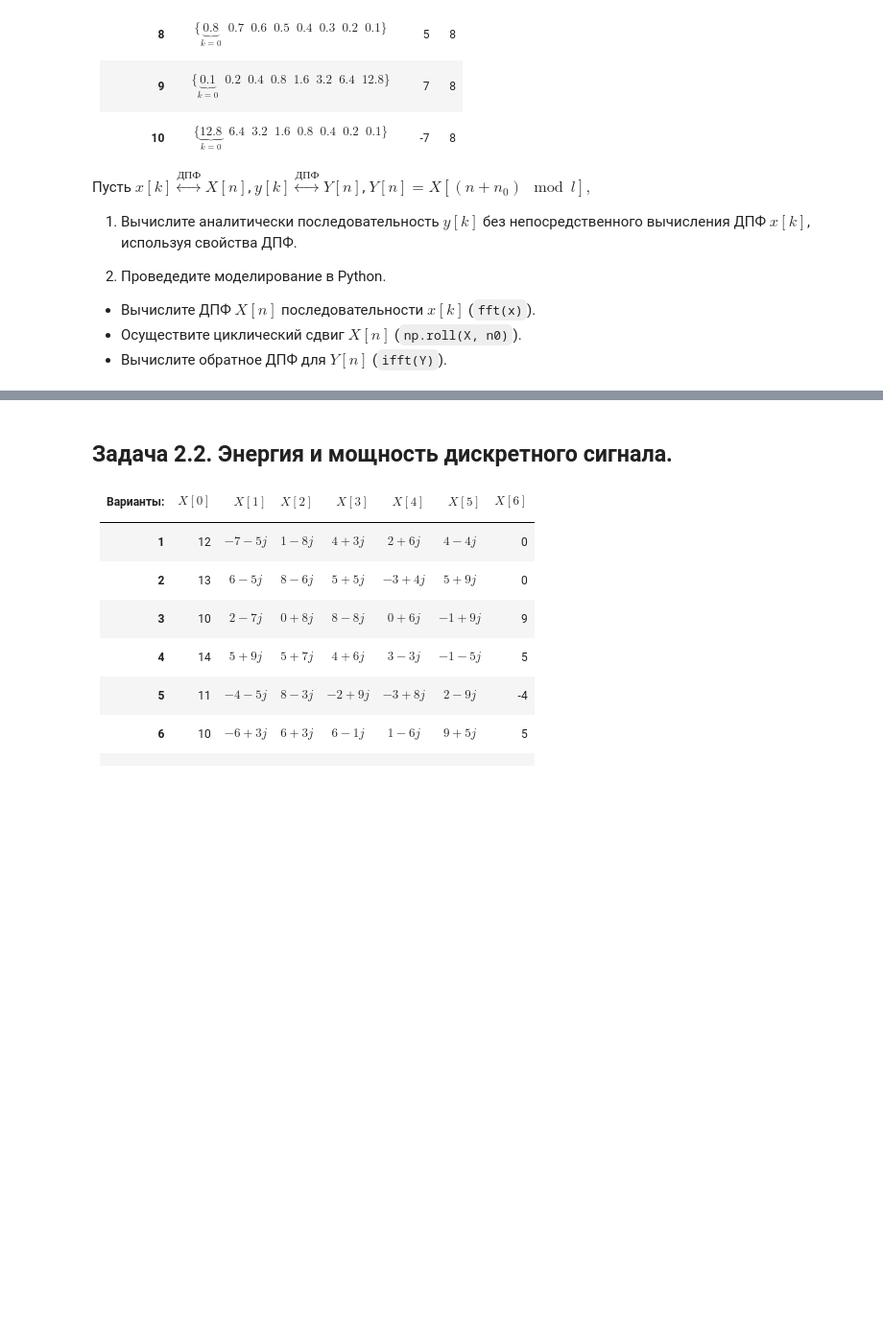
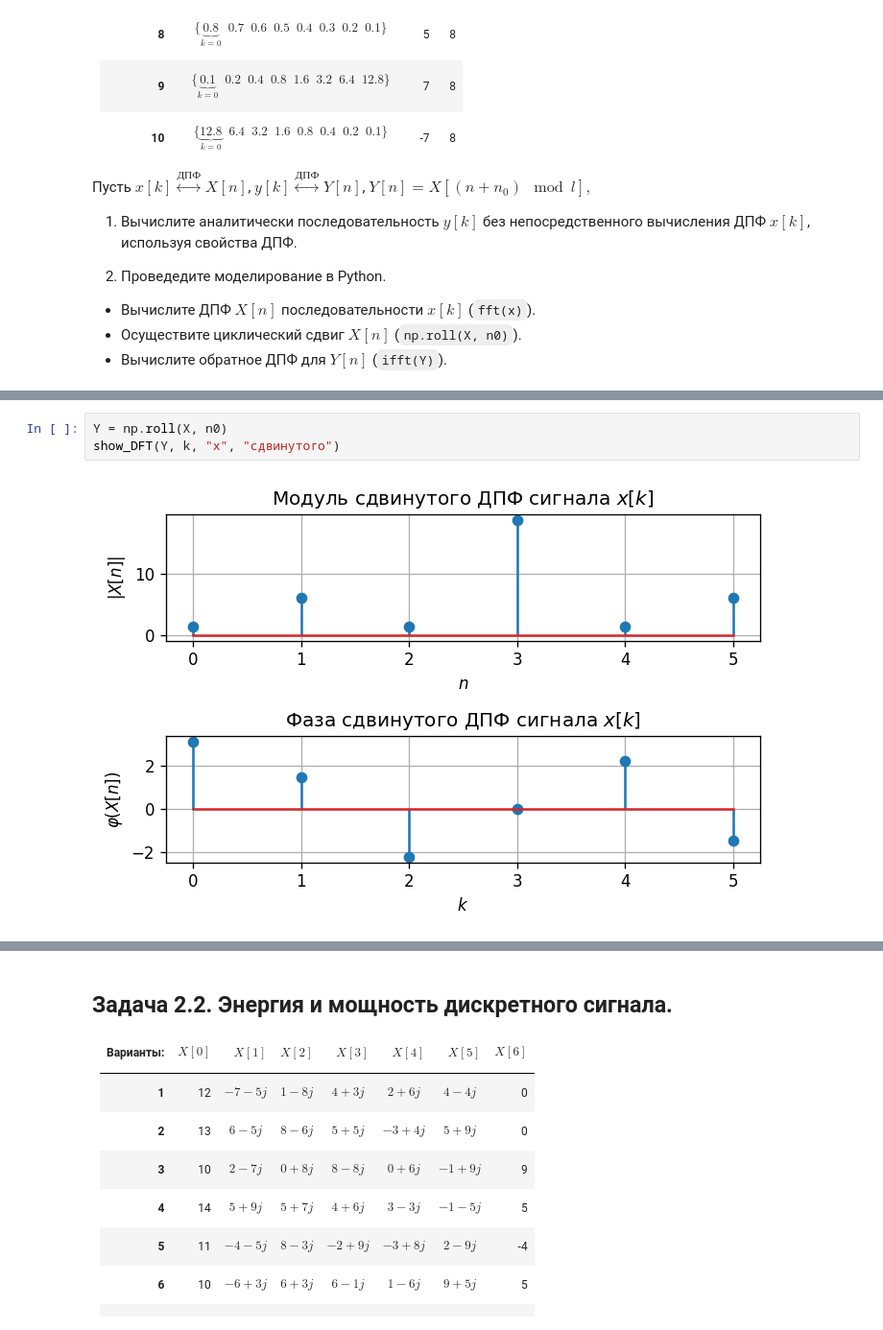
Before and after one commit to derzhavin3016/DSP-labs, a Jupyter notebook: lab1/dsp_lab1.ipynb, the cells around one changed output, grey strips where cells are left out. Shown at 96% size. Drawn from its saved outputs; the diff is of its cells as text; blank space fills up the shorter version.

```diff
--- a/lab1/dsp_lab1.ipynb
+++ b/lab1/dsp_lab1.ipynb
@@ -212,0 +277,5 @@ show_DTFT_ReIm(Xnu, nu, "x")
+# %%
+Y = np.roll(X, n0)
+show_DFT(Y, k, "x", "сдвинутого")
+# %% [output]
+[figure, added]
```
Also changed, not shown: parts of 5 cells of this notebook.
